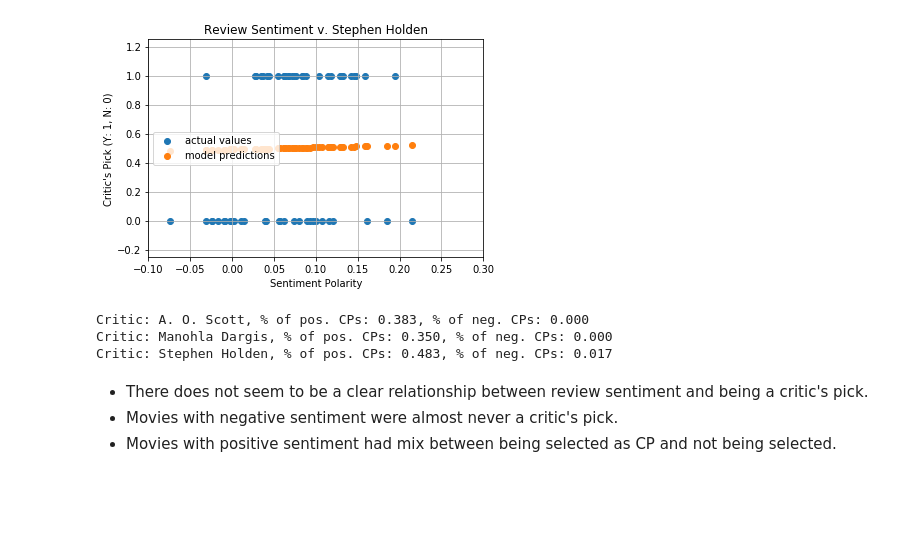
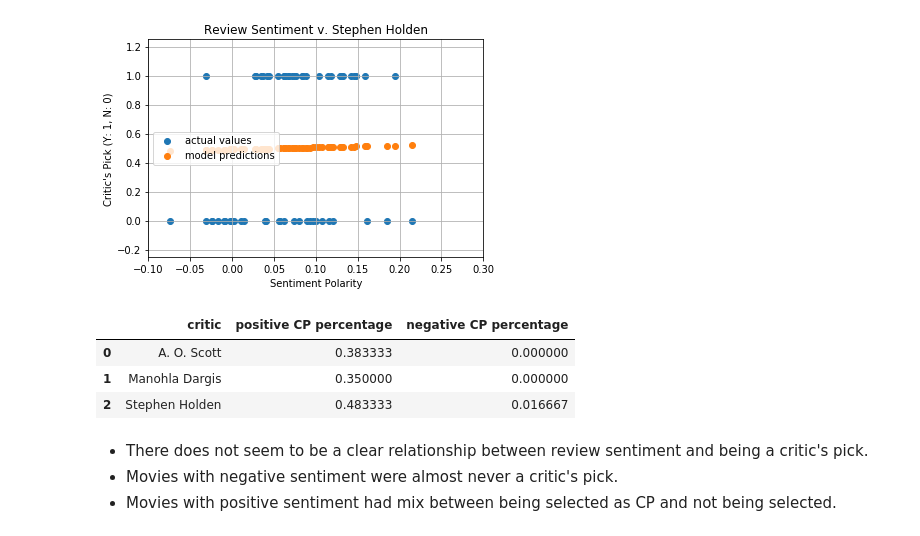
Before and after one commit to angadkalra/NYTimes-Movie-Critics, a Jupyter notebook: ProjectCode.ipynb, the cells around one changed output. Drawn from its saved outputs; the diff is of its cells as text; code cells hidden in the pictures; blank space fills up the shorter version.

```diff
--- a/ProjectCode.ipynb
+++ b/ProjectCode.ipynb
@@ -261,15 +264,20 @@ for index, c in enumerate(critics):
 [figure]
 # %%
 # % of positive reviews that are 1 and % of negative reviews that are 0
+pos_CPs = []
+neg_CPs = []
 for c in critics:
     critic_df = q2_df.loc[q2_df["critic"] == c]
-    cdf_pos = critic_df.loc[critic_df["review_sentiment"] > 0]["critic_pick"].sum(axis=0)/critic_df.shape[0]
-    cdf_neg = critic_df.loc[critic_df["review_sentiment"] < 0]["critic_pick"].sum(axis=0)/critic_df.shape[0]
-    print("Critic: {}, % of pos. CPs: {:.3f}, % of neg. CPs: {:.3f}".format(c, cdf_pos, cdf_neg))
+    pos_CPs.append(critic_df.loc[critic_df["review_sentiment"] > 0]["critic_pick"].sum(axis=0)/critic_df.shape[0])
+    neg_CPs.append(critic_df.loc[critic_df["review_sentiment"] < 0]["critic_pick"].sum(axis=0)/critic_df.shape[0])
+
+res_df = pd.DataFrame({"critic": critics, "positive CP percentage": pos_CPs, "negative CP percentage": neg_CPs})
+res_df
 # %% [output]
-Critic: A. O. Scott, % of pos. CPs: 0.383, % of neg. CPs: 0.000
-Critic: Manohla Dargis, % of pos. CPs: 0.350, % of neg. CPs: 0.000
-Critic: Stephen Holden, % of pos. CPs: 0.483, % of neg. CPs: 0.017
+|  | critic | positive CP percentage | negative CP percentage |
+| 0 | A. O. Scott | 0.383333 | 0.000000 |
+| 1 | Manohla Dargis | 0.350000 | 0.000000 |
+| 2 | Stephen Holden | 0.483333 | 0.016667 |
 # %% [markdown]
 * There does not seem to be a clear relationship between review sentiment and being a critic's pick.
 * Movies with negative sentiment were almost never a critic's pick.
```
Also changed, not shown: parts of 3 cells of this notebook, 1 other file.
